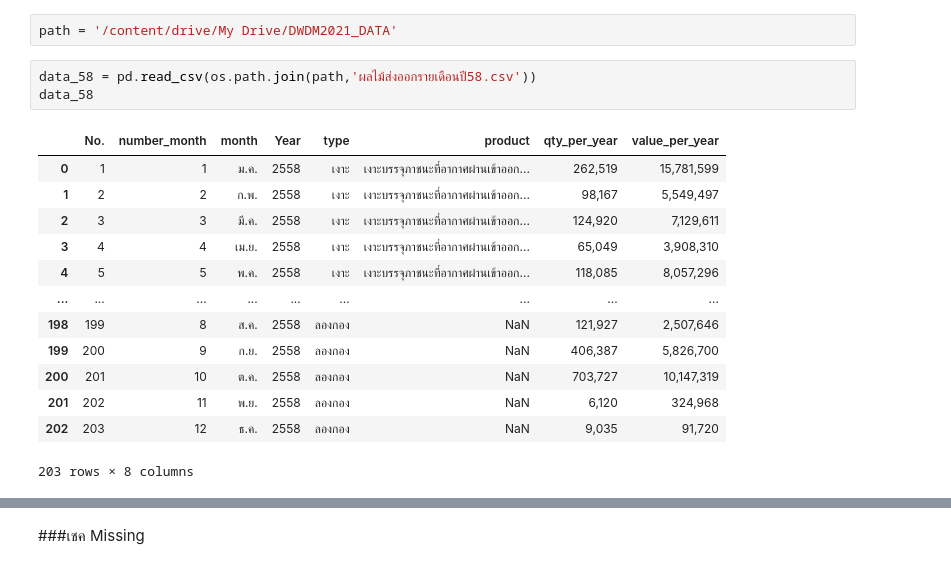
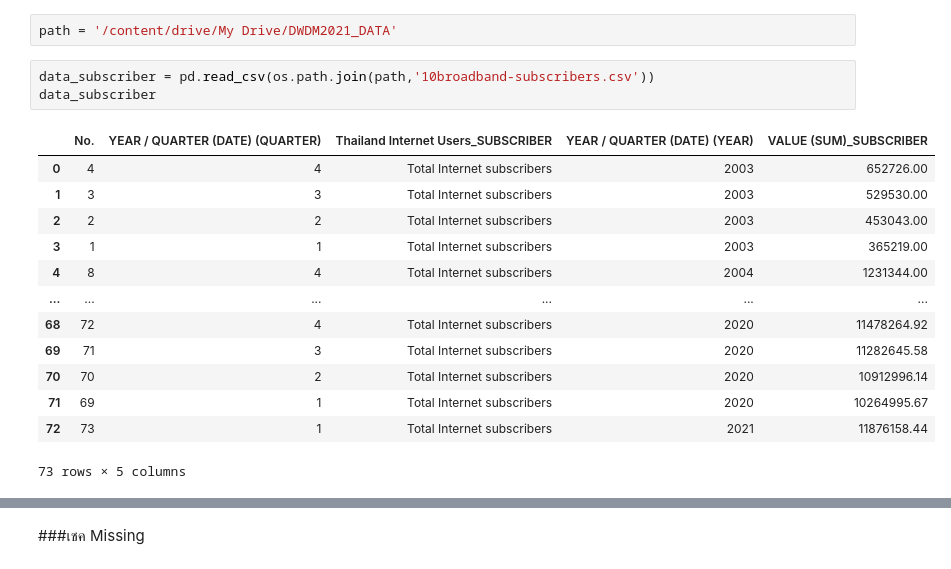
Before and after one commit to sskboonmee/DWDM21, a Jupyter notebook: Projectlookmhee.ipynb, the cells around one changed output, grey strips where cells are left out. Cells and saved outputs as stored; diff of their text form.

```diff
--- a/Projectlookmhee.ipynb
+++ b/Projectlookmhee.ipynb
@@ -11,19 +11,19 @@ Drive already mounted at /content/drive; to attempt to forcibly remount, call dr
 # %%
 path = '/content/drive/My Drive/DWDM2021_DATA'
 # %%
-data_58 = pd.read_csv(os.path.join(path,'ผลไม้ส่งออกรายเดือนปี58.csv'))
-data_58
+data_subscriber = pd.read_csv(os.path.join(path,'10broadband-subscribers.csv'))
+data_subscriber
 # %% [output]
-|  | No. | number_month | month | Year | type | product | qty_per_year | value_per_year |
-| 0 | 1 | 1 | ม.ค. | 2558 | เงาะ | เงาะบรรจุภาชนะที่อากาศผ่านเข้าออก... | 262,519 | 15,781,599 |
-| 1 | 2 | 2 | ก.พ. | 2558 | เงาะ | เงาะบรรจุภาชนะที่อากาศผ่านเข้าออก... | 98,167 | 5,549,497 |
-| 2 | 3 | 3 | มี.ค. | 2558 | เงาะ | เงาะบรรจุภาชนะที่อากาศผ่านเข้าออก... | 124,920 | 7,129,611 |
-| 3 | 4 | 4 | เม.ย. | 2558 | เงาะ | เงาะบรรจุภาชนะที่อากาศผ่านเข้าออก... | 65,049 | 3,908,310 |
-| 4 | 5 | 5 | พ.ค. | 2558 | เงาะ | เงาะบรรจุภาชนะที่อากาศผ่านเข้าออก... | 118,085 | 8,057,296 |
-| ... | ... | ... | ... | ... | ... | ... | ... | ... |
-| 198 | 199 | 8 | ส.ค. | 2558 | ลองกอง | NaN | 121,927 | 2,507,646 |
-| 199 | 200 | 9 | ก.ย. | 2558 | ลองกอง | NaN | 406,387 | 5,826,700 |
-| 200 | 201 | 10 | ต.ค. | 2558 | ลองกอง | NaN | 703,727 | 10,147,319 |
-| 201 | 202 | 11 | พ.ย. | 2558 | ลองกอง | NaN | 6,120 | 324,968 |
-| 202 | 203 | 12 | ธ.ค. | 2558 | ลองกอง | NaN | 9,035 | 91,720 |
+|  | No. | YEAR / QUARTER (DATE) (QUARTER) | Thailand Internet Users_SUBSCRIBER | YEAR / QUARTER (DATE) (YEAR) | VALUE (SUM)_SUBSCRIBER |
+| 0 | 4 | 4 | Total Internet subscribers | 2003 | 652726.00 |
+| 1 | 3 | 3 | Total Internet subscribers | 2003 | 529530.00 |
+| 2 | 2 | 2 | Total Internet subscribers | 2003 | 453043.00 |
+| 3 | 1 | 1 | Total Internet subscribers | 2003 | 365219.00 |
+| 4 | 8 | 4 | Total Internet subscribers | 2004 | 1231344.00 |
+| ... | ... | ... | ... | ... | ... |
+| 68 | 72 | 4 | Total Internet subscribers | 2020 | 11478264.92 |
+| 69 | 71 | 3 | Total Internet subscribers | 2020 | 11282645.58 |
+| 70 | 70 | 2 | Total Internet subscribers | 2020 | 10912996.14 |
+| 71 | 69 | 1 | Total Internet subscribers | 2020 | 10264995.67 |
+| 72 | 73 | 1 | Total Internet subscribers | 2021 | 11876158.44 |
-203 rows × 8 columns
+73 rows × 5 columns
```
Also changed, not shown: parts of 36 cells of this notebook.
